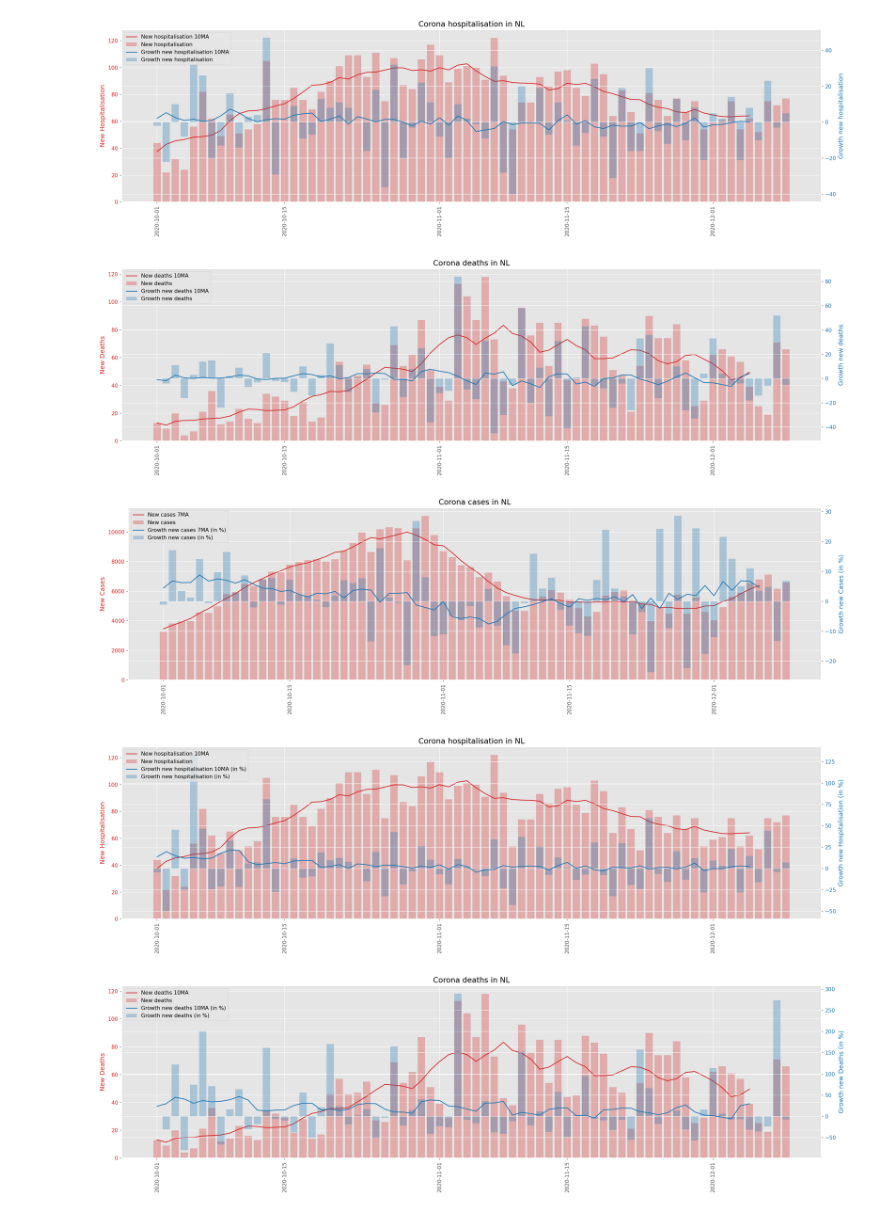
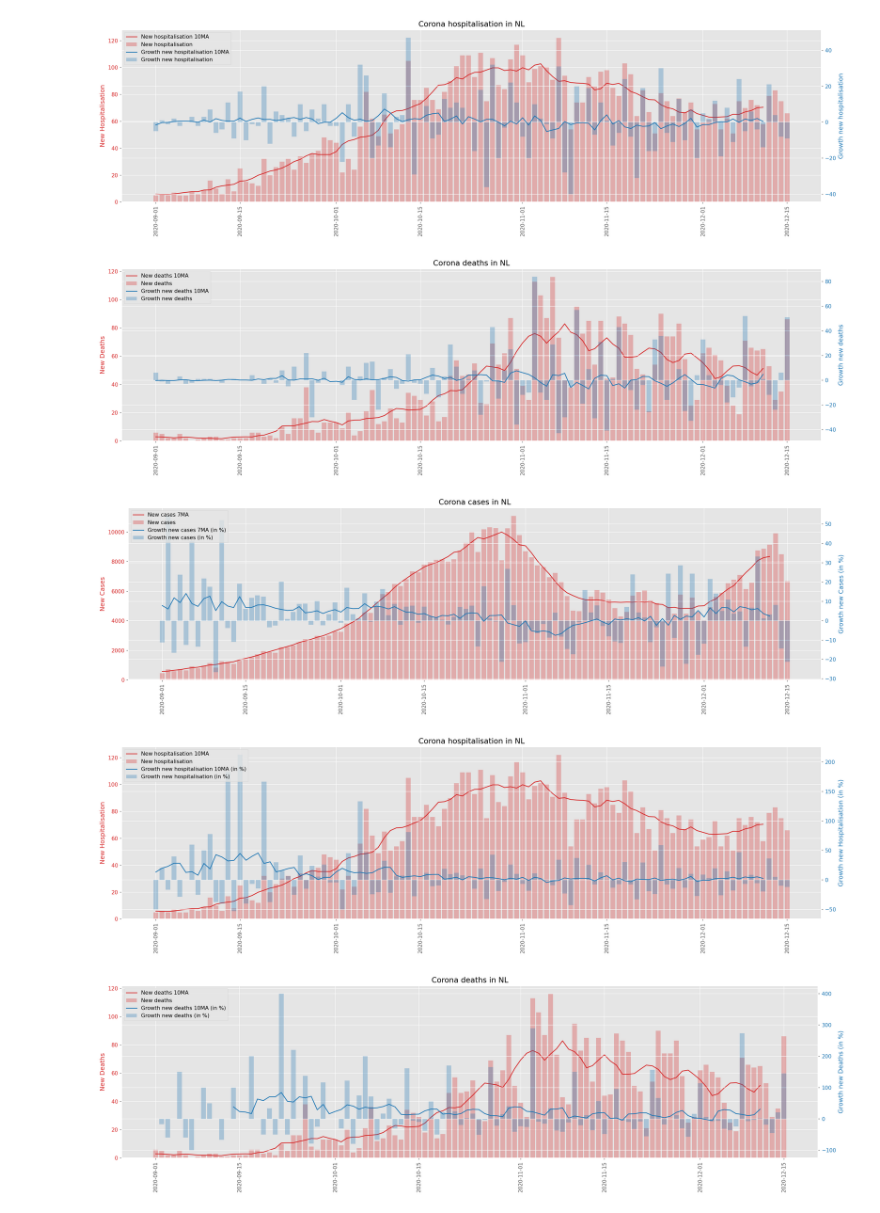
Before and after one commit to camilledevalk/corona-analysis, a Jupyter notebook: main.ipynb, the cells around one changed output. Drawn from its saved outputs; the diff is of its cells as text; code cells hidden in the pictures.

```diff
--- a/main.ipynb
+++ b/main.ipynb
@@ -110,11 +114,13 @@ def show_development_over_time(df, quantity, window=7, start_date='2020-10-01',
 
     plt.show()
 # %%
-show_development_over_time(df, 'Cases', window=7, start_date='2020-10-01')
-show_development_over_time(df, 'Hospitalisation', window=10, start_date='2020-10-01')
-show_development_over_time(df, 'Deaths', window=10, start_date='2020-10-01')
+start_date = '2020-09-01'
 
-show_development_over_time(df, 'Cases', window=7, start_date='2020-10-01', y='relative', save=True)
-show_development_over_time(df, 'Hospitalisation', window=10, start_date='2020-10-01', y='relative')
-show_development_over_time(df, 'Deaths', window=10, start_date='2020-10-01', y='relative')
+show_development_over_time(df, 'Cases', window=7, start_date=start_date)
+show_development_over_time(df, 'Hospitalisation', window=10, start_date=start_date)
+show_development_over_time(df, 'Deaths', window=10, start_date=start_date)
+
+show_development_over_time(df, 'Cases', window=7, start_date=start_date, y='relative', save=True)
+show_development_over_time(df, 'Hospitalisation', window=10, start_date=start_date, y='relative')
+show_development_over_time(df, 'Deaths', window=10, start_date=start_date, y='relative')
 # %% [output]
@@ -122,5 +128,5 @@ show_development_over_time(df, 'Deaths', window=10, start_date='2020-10-01', y='
-[figure, old version]
+[figure, new version]
-[figure, old version]
+[figure, new version]
-[figure, old version]
+[figure, new version]
-[figure, old version]
+[figure, new version]
-[figure, old version]
+[figure, new version]
```
Also changed, not shown: parts of 2 cells of this notebook.
